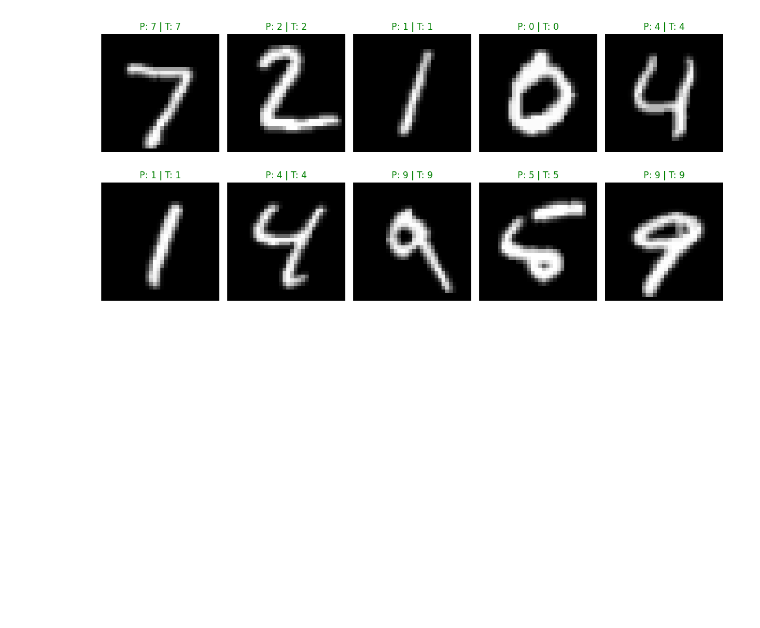
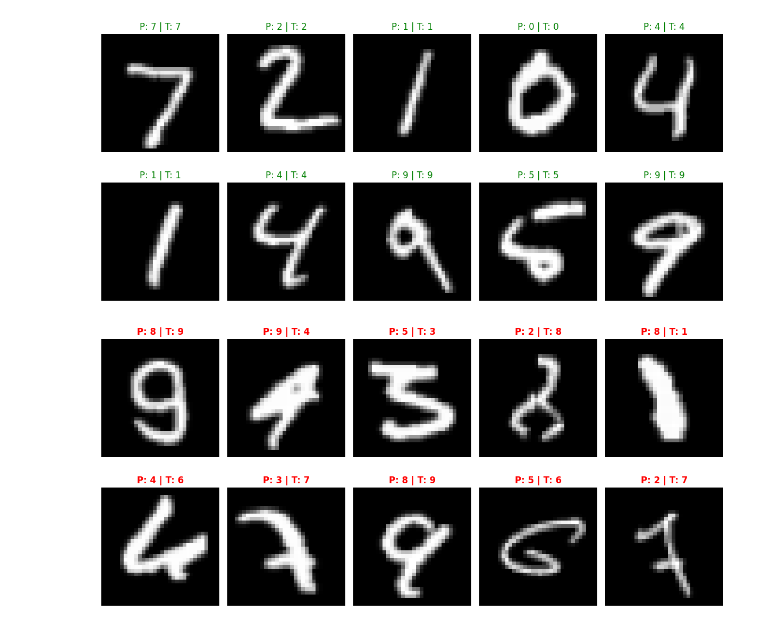
Before and after one commit to P0n1kwia/MachineLearning, a Jupyter notebook: papers/GradientBased Learning Applied to Document/Implementation.ipynb, the cells around one changed output. Saved outputs shown, nothing was run; the diff lists cells and outputs as text; code cells hidden in the pictures; blank space fills up the shorter version.

```diff
--- a/papers/GradientBased Learning Applied to Document/Implementation.ipynb
+++ b/papers/GradientBased Learning Applied to Document/Implementation.ipynb
@@ -26,8 +26,3 @@ BATCH_SIZE = 64
 SHUFFLE = True
 # %%
 dataloader = DataLoader(dataset = train_dataset, batch_size = BATCH_SIZE, shuffle = SHUFFLE)
-# %%
-data_iter = iter(dataloader)
-img, label = next(data_iter)
-print(f'Rozmiar obrazków = {img.shape}')
-print(f'Rozmiar obrazków = {label.shape}')
@@ -70,9 +62,9 @@ class LeNet(nn.Module):
 import torch.optim as optim
 model = LeNet().to(device)
 loss_function = nn.CrossEntropyLoss()
-optimizer = optim.SGD(model.parameters(), lr=0.01)
+optimizer = optim.SGD(model.parameters(), lr=0.1)
 # %%
-EPOCHS = 10
+EPOCHS = 15
 # %%
 for epoch in range (EPOCHS):
     total_loss = 0.0
@@ -174,3 +166,44 @@ def visualize_predictions(model, loader, num_images=10):
 visualize_predictions(model, test_loader, num_images=10)
 # %% [output]
 [figure]
+# %%
+def show_mistakes(model, loader, num_errors=10):
+    mistakes = []
+    model.eval()
+
+    with torch.no_grad():
+        for images, labels in loader:
+            images, labels = images.to(device), labels.to(device)
+            outputs = model(images)
+            _, preds = torch.max(outputs, 1)
+
+
+            for i in range(len(labels)):
+                if preds[i] != labels[i]:
+                    mistakes.append((images[i], preds[i], labels[i]))
+
+
+                if len(mistakes) == num_errors:
+                    break
+
+            if len(mistakes) == num_errors:
+                break
+
+    fig = plt.figure(figsize=(12, 6))
+    for idx, (img, pred, label) in enumerate(mistakes):
+        ax = fig.add_subplot(2, 5, idx+1)
+
+        img = img.cpu() / 2 + 0.5
+        img = img.squeeze()
+
+        ax.imshow(img, cmap='gray')
+        ax.set_title(f"P: {pred.item()} | T: {label.item()}", color='red', fontsize=12, fontweight='bold')
+        ax.axis('off')
+
+    plt.tight_layout()
+    plt.show()
+
+# Wywołanie
+show_mistakes(model, test_loader, num_errors=10)
+# %% [output]
+[figure, added]
```
Also changed, not shown: parts of 2 cells of this notebook, 2 other files.
